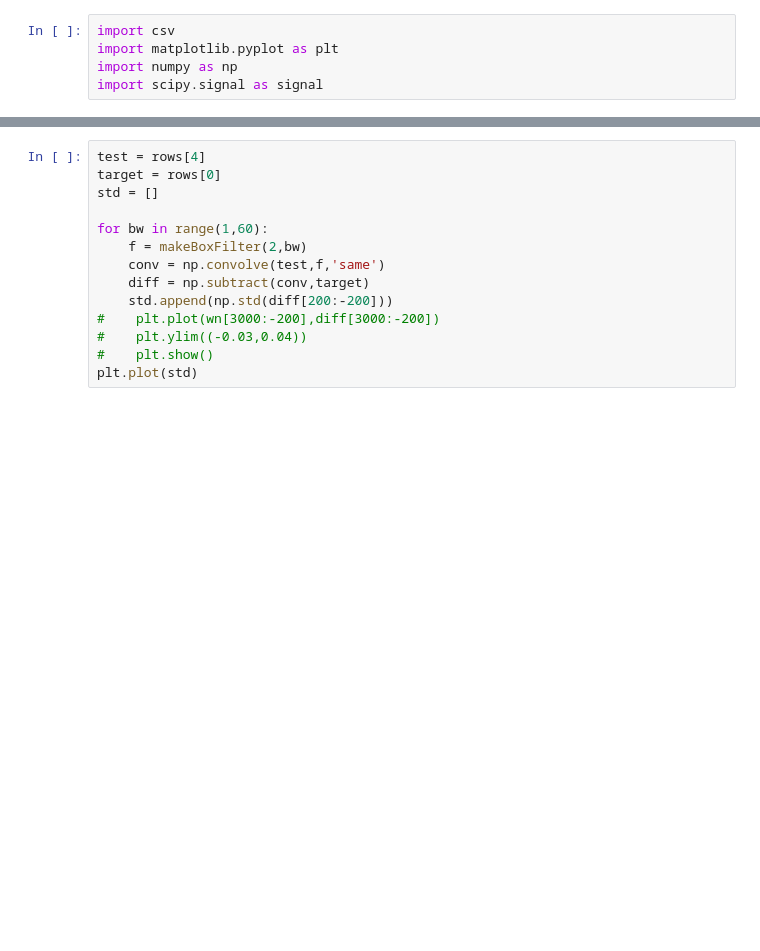
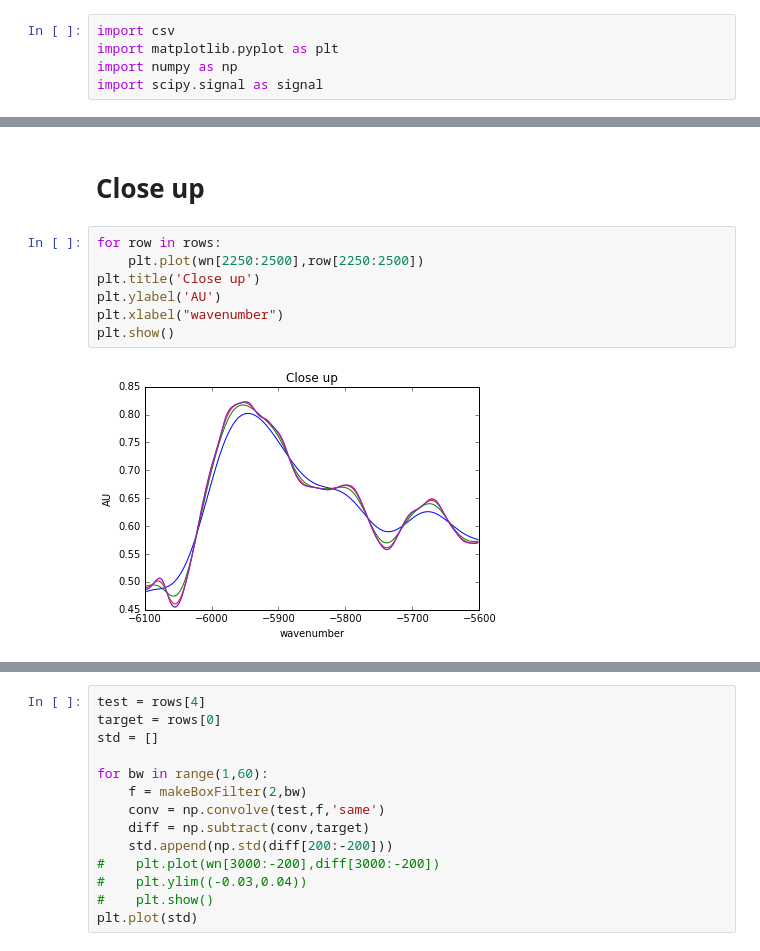
Before and after one commit to bmrg/convolute, a Jupyter notebook: Convolute.ipynb, the cells around one changed output, grey strips where cells are left out. Drawn from its saved outputs; the diff is of its cells as text; blank space fills up the shorter version.

```diff
--- a/Convolute.ipynb
+++ b/Convolute.ipynb
@@ -26,0 +25,11 @@ plt.show()
+# %% [markdown]
+# Close up
+# %%
+for row in rows:
+    plt.plot(wn[2250:2500],row[2250:2500])
+plt.title('Close up')
+plt.ylabel('AU')
+plt.xlabel("wavenumber")
+plt.show()
+# %% [output]
+[figure, added]
```
Also changed, not shown: parts of 14 cells of this notebook.
